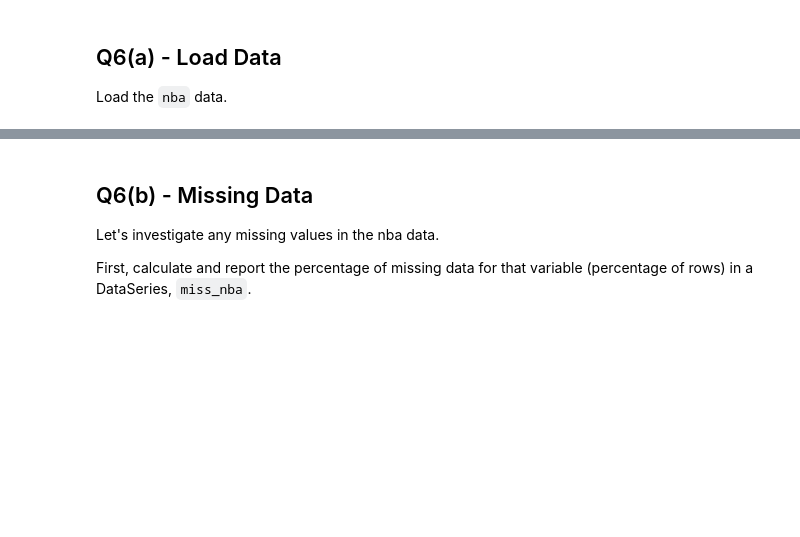
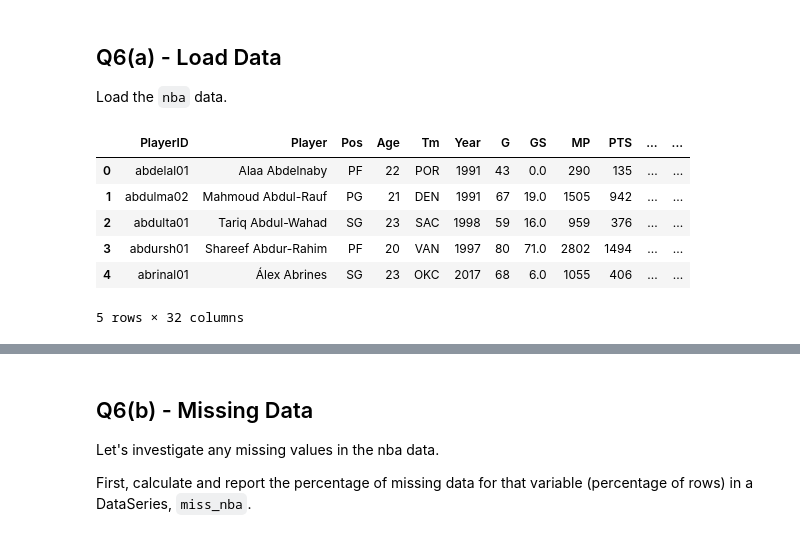
Before and after one commit to vewester/a2-4821, a Jupyter notebook: a2-4821.ipynb, the cells around one changed output, grey strips where cells are left out. Saved outputs shown, nothing was run; the diff lists cells and outputs as text; code cells hidden in the pictures; blank space fills up the shorter version.

```diff
--- a/a2-4821.ipynb
+++ b/a2-4821.ipynb
@@ -580,8 +641,16 @@ More information on the stats used can be found: https://www.nba.com/stats/help/
 
 Load the `nba` data.
 # %%
-nba = pd.read_csv(...)
+nba = pd.read_csv('nba_rookies.csv')
 
 nba.head()
+# %% [output]
+|  | PlayerID | Player | Pos | Age | Tm | Year | G | GS | MP | PTS | ... | ... |
+| 0 | abdelal01 | Alaa Abdelnaby | PF | 22 | POR | 1991 | 43 | 0.0 | 290 | 135 | ... | ... |
+| 1 | abdulma02 | Mahmoud Abdul-Rauf | PG | 21 | DEN | 1991 | 67 | 19.0 | 1505 | 942 | ... | ... |
+| 2 | abdulta01 | Tariq Abdul-Wahad | SG | 23 | SAC | 1998 | 59 | 16.0 | 959 | 376 | ... | ... |
+| 3 | abdursh01 | Shareef Abdur-Rahim | PF | 20 | VAN | 1997 | 80 | 71.0 | 2802 | 1494 | ... | ... |
+| 4 | abrinal01 | Álex Abrines | SG | 23 | OKC | 2017 | 68 | 6.0 | 1055 | 406 | ... | ... |
+5 rows × 32 columns
 # %%
 grader.check("q6a")
```
Also changed, not shown: parts of 22 cells of this notebook.
